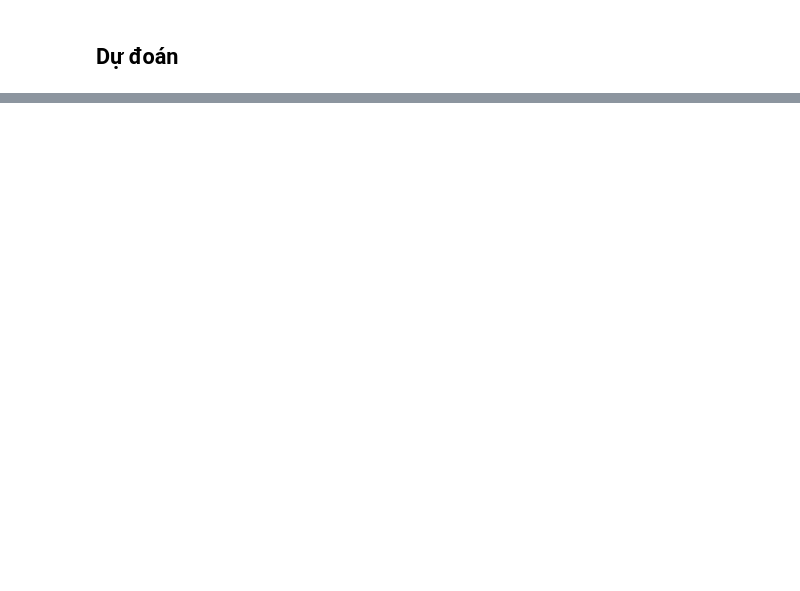
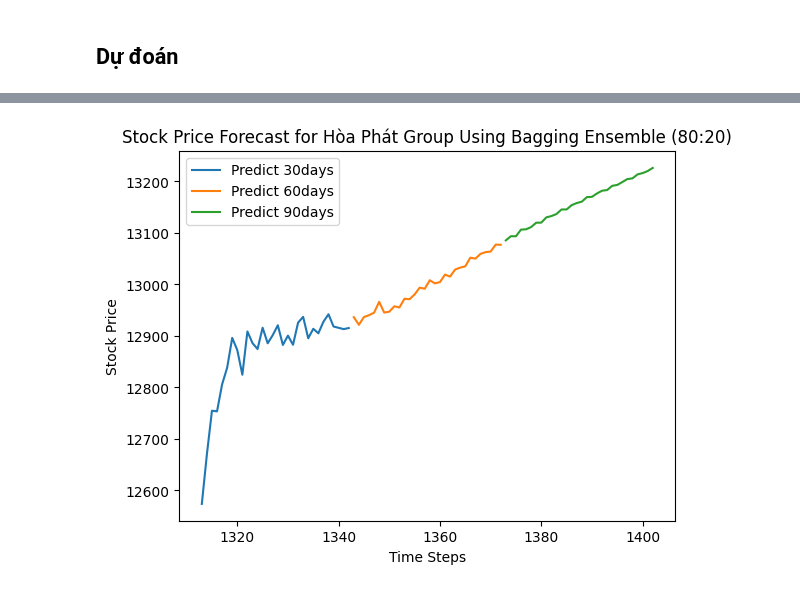
Before and after one commit to xuanquynhle/IS403.O21.HTCL_Team5, a Jupyter notebook: BaggingModel/HPG_BaggingRNN_80_20.ipynb, the cells around one changed output, grey strips where cells are left out. Cells and saved outputs as stored; diff of their text form; code cells hidden in the pictures; blank space fills up the shorter version.

```diff
--- a/BaggingModel/HPG_BaggingRNN_80_20.ipynb
+++ b/BaggingModel/HPG_BaggingRNN_80_20.ipynb
@@ -136,0 +135,22 @@ Testing MSE: 0.0838518953848311
+# %%
+# Create DataFrame for test predictions
+test_predict_df = pd.DataFrame(bagging_predictions_inv, columns=['Adj Close'])
+test_predict_index = range(len(train_data) + time_step, len(train_data) + time_step + len(bagging_predictions_inv))
+test_predict_df.index = test_predict_index
+
+# Create DataFrame for actual train and test data
+train_data_df = pd.DataFrame(scaler.inverse_transform(train_data), columns=['Adj Close'])
+test_data_df = pd.DataFrame(scaler.inverse_transform(test_data), columns=['Adj Close'])
+
+# Predict the next 90 days
+last_100_days = test_data[-time_step:].reshape(1, time_step, 1)
+next_90_days = []
+
+for _ in range(90):
+    next_day = base_model.predict(last_100_days)
+    next_90_days.append(next_day[0, 0])
+    last_100_days = np.append(last_100_days[:, 1:, :], [[next_day[0]]], axis=1)
+
+next_90_days_inv = scaler.inverse_transform(np.array(next_90_days).reshape(-1, 1))
+next_90_days_index = np.arange(len(df), len(df) + 90)
+next_90_days_df = pd.DataFrame(next_90_days_inv, index=next_90_days_index, columns=['Adj Close'])
@@ -137 +205,15 @@ Testing MSE: 0.0838518953848311
+# %%
+# Plot next 90 days predictions
+plt.plot(next_90_days_df.index[:30], next_90_days_df['Adj Close'][:30], label='Next 30 days')
+plt.plot(next_90_days_df.index[30:60], next_90_days_df['Adj Close'][30:60], label='Next 60 days')
+plt.plot(next_90_days_df.index[60:], next_90_days_df['Adj Close'][60:], label='Next 90 days')
+
+# Add title and labels
+plt.title('Stock Price Forecast for Hòa Phát Group Using Bagging Ensemble (80:20)')
+plt.xlabel('Time Steps')
+plt.ylabel('Stock Price')
+plt.legend([ 'Predict 30days', 'Predict 60days', 'Predict 90days'])
+plt.show()
+# %% [output]
+[figure, added]
 # %%
```
Also changed, not shown: parts of 10 cells of this notebook, 3 other files.
